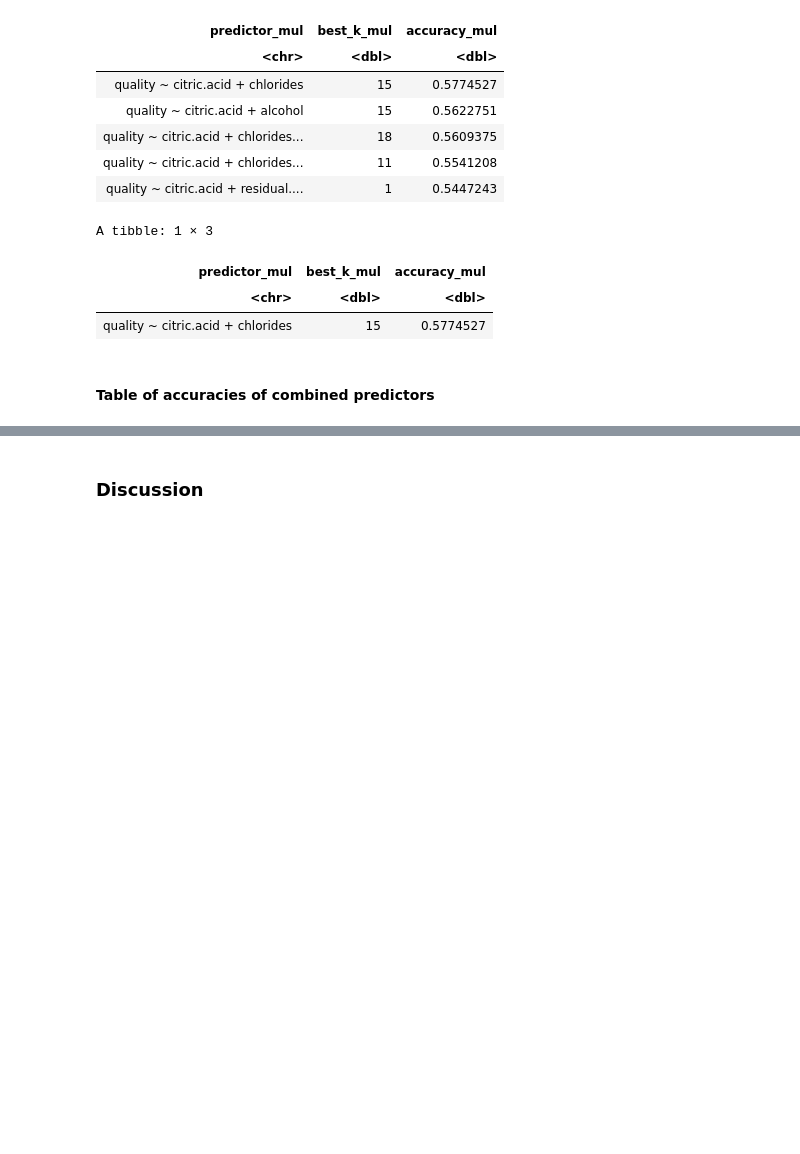
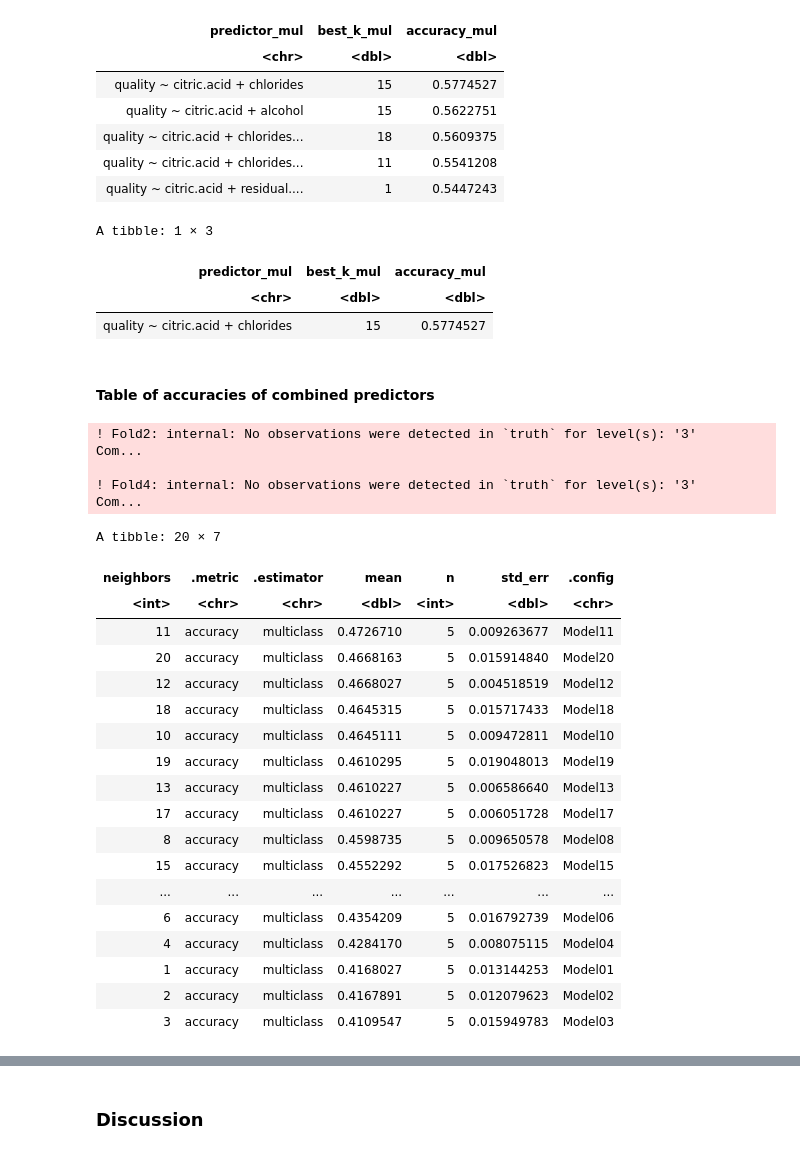
Before and after one commit to SurajDatta/DSCI100_group_project, a Jupyter notebook: report.ipynb, the cells around one changed output, grey strips where cells are left out. Drawn from its saved outputs; the diff is of its cells as text; code cells hidden in the pictures; blank space fills up the shorter version.

```diff
--- a/report.ipynb
+++ b/report.ipynb
@@ -366,3 +366,50 @@ A tibble: 1 × 3
 | quality ~ citric.acid + chlorides | 15 | 0.5774527 |
 # %% [markdown]
 #### Table of accuracies of combined predictors
+# %%
+wine_recipe <- recipe(quality ~ total.sulfur.dioxide , data = wine_train) %>%
+      step_scale(all_predictors()) %>%
+      step_center(all_predictors())
+
+knn_tune <- nearest_neighbor(weight_func = "rectangular", neighbors = tune()) %>%
+       set_engine("kknn") %>%
+       set_mode("classification")
+
+wine_vfold <- vfold_cv(wine_train, v = 5, strata = quality)
+
+gridvals = tibble(neighbors = seq(1, 20))
+
+knn_results <- workflow() %>%
+       add_recipe(wine_recipe) %>%
+       add_model(knn_tune) %>%
+       tune_grid(resamples = wine_vfold, grid = gridvals) %>%
+       collect_metrics()
+accuracy <- knn_results %>%
+        filter(.metric == "accuracy") %>%
+        arrange(desc(mean))
+accuracy
+# %% [output]
+! Fold2: internal: No observations were detected in `truth` for level(s): '3'
+Com...
+
+! Fold4: internal: No observations were detected in `truth` for level(s): '3'
+Com...
+A tibble: 20 × 7
+| neighbors | .metric | .estimator | mean | n | std_err | .config |
+| <int> | <chr> | <chr> | <dbl> | <int> | <dbl> | <chr> |
+| 11 | accuracy | multiclass | 0.4726710 | 5 | 0.009263677 | Model11 |
+| 20 | accuracy | multiclass | 0.4668163 | 5 | 0.015914840 | Model20 |
+| 12 | accuracy | multiclass | 0.4668027 | 5 | 0.004518519 | Model12 |
+| 18 | accuracy | multiclass | 0.4645315 | 5 | 0.015717433 | Model18 |
+| 10 | accuracy | multiclass | 0.4645111 | 5 | 0.009472811 | Model10 |
+| 19 | accuracy | multiclass | 0.4610295 | 5 | 0.019048013 | Model19 |
+| 13 | accuracy | multiclass | 0.4610227 | 5 | 0.006586640 | Model13 |
+| 17 | accuracy | multiclass | 0.4610227 | 5 | 0.006051728 | Model17 |
+| 8 | accuracy | multiclass | 0.4598735 | 5 | 0.009650578 | Model08 |
+| 15 | accuracy | multiclass | 0.4552292 | 5 | 0.017526823 | Model15 |
+| ... | ... | ... | ... | ... | ... | ... |
+| 6 | accuracy | multiclass | 0.4354209 | 5 | 0.016792739 | Model06 |
+| 4 | accuracy | multiclass | 0.4284170 | 5 | 0.008075115 | Model04 |
+| 1 | accuracy | multiclass | 0.4168027 | 5 | 0.013144253 | Model01 |
+| 2 | accuracy | multiclass | 0.4167891 | 5 | 0.012079623 | Model02 |
+| 3 | accuracy | multiclass | 0.4109547 | 5 | 0.015949783 | Model03 |
```
Also changed, not shown: parts of 5 cells of this notebook.
